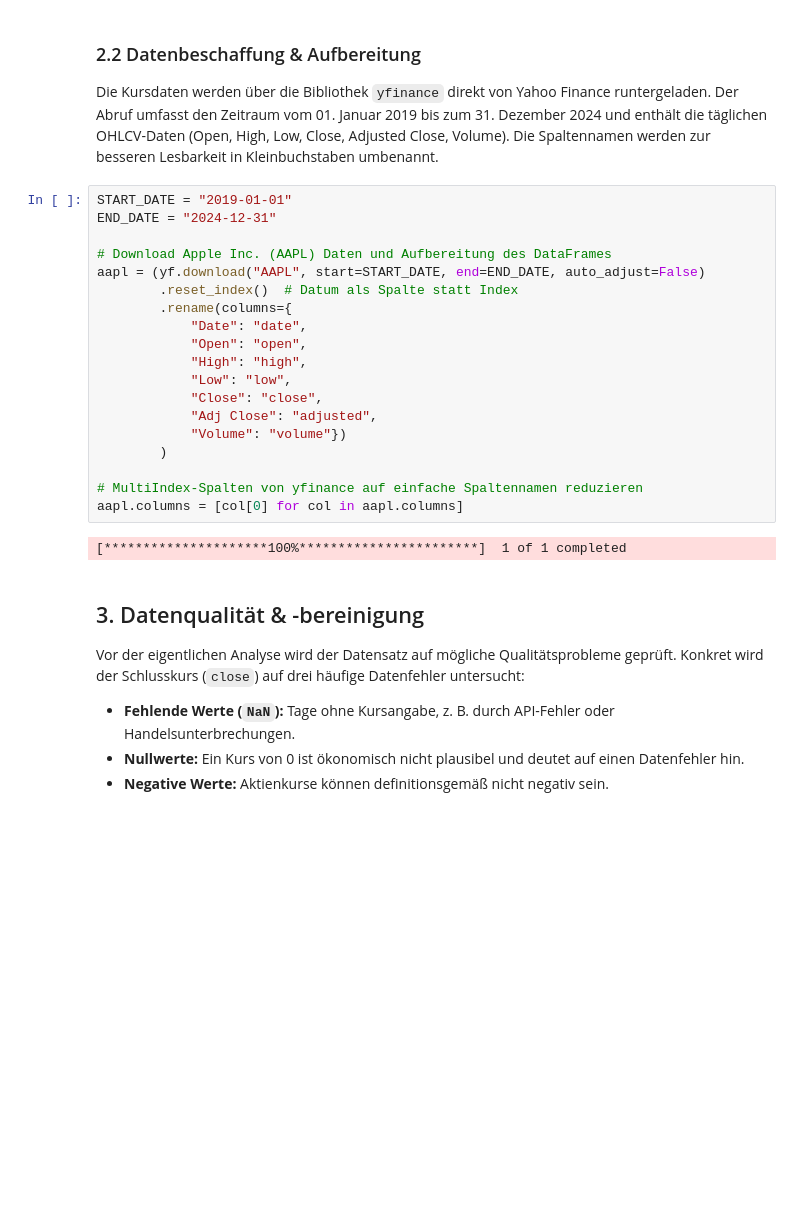
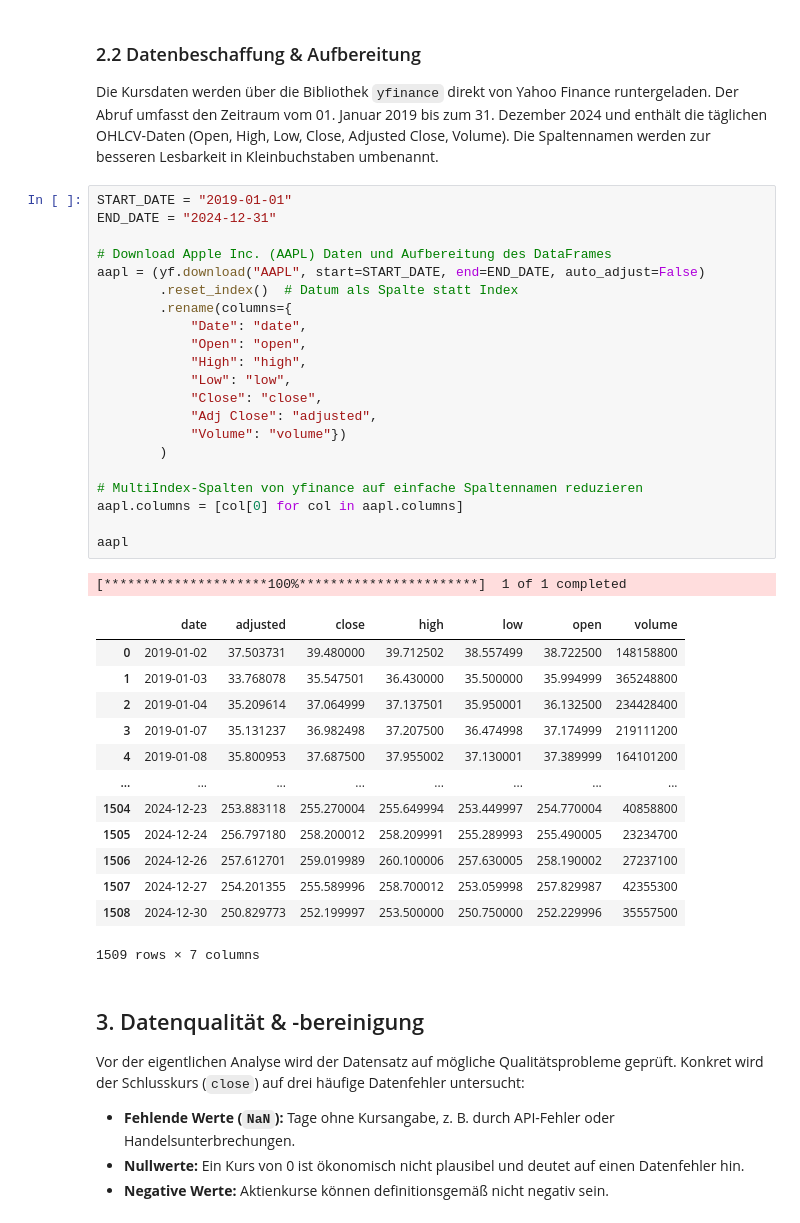
Before and after one commit to LR-Argentino/financial-reporting-app, a Jupyter notebook: aapl_aktie_analyse.ipynb, the cells around one changed output. Saved outputs shown, nothing was run; the diff lists cells and outputs as text; blank space fills up the shorter version.

```diff
--- a/aapl_aktie_analyse.ipynb
+++ b/aapl_aktie_analyse.ipynb
@@ -33,24 +33,39 @@ Die Kursdaten werden über die Bibliothek `yfinance` direkt von Yahoo Finance ru
 # %%
 START_DATE = "2019-01-01"
 END_DATE = "2024-12-31"
 
 # Download Apple Inc. (AAPL) Daten und Aufbereitung des DataFrames
 aapl = (yf.download("AAPL", start=START_DATE, end=END_DATE, auto_adjust=False)
         .reset_index()  # Datum als Spalte statt Index
         .rename(columns={
             "Date": "date",
             "Open": "open",
             "High": "high",
             "Low": "low",
             "Close": "close",
             "Adj Close": "adjusted",
             "Volume": "volume"})
         )
 
 # MultiIndex-Spalten von yfinance auf einfache Spaltennamen reduzieren
 aapl.columns = [col[0] for col in aapl.columns]
+
+aapl
 # %% [output]
 [*********************100%***********************]  1 of 1 completed
+|  | date | adjusted | close | high | low | open | volume |
+| 0 | 2019-01-02 | 37.503731 | 39.480000 | 39.712502 | 38.557499 | 38.722500 | 148158800 |
+| 1 | 2019-01-03 | 33.768078 | 35.547501 | 36.430000 | 35.500000 | 35.994999 | 365248800 |
+| 2 | 2019-01-04 | 35.209614 | 37.064999 | 37.137501 | 35.950001 | 36.132500 | 234428400 |
+| 3 | 2019-01-07 | 35.131237 | 36.982498 | 37.207500 | 36.474998 | 37.174999 | 219111200 |
+| 4 | 2019-01-08 | 35.800953 | 37.687500 | 37.955002 | 37.130001 | 37.389999 | 164101200 |
+| ... | ... | ... | ... | ... | ... | ... | ... |
+| 1504 | 2024-12-23 | 253.883118 | 255.270004 | 255.649994 | 253.449997 | 254.770004 | 40858800 |
+| 1505 | 2024-12-24 | 256.797180 | 258.200012 | 258.209991 | 255.289993 | 255.490005 | 23234700 |
+| 1506 | 2024-12-26 | 257.612701 | 259.019989 | 260.100006 | 257.630005 | 258.190002 | 27237100 |
+| 1507 | 2024-12-27 | 254.201355 | 255.589996 | 258.700012 | 253.059998 | 257.829987 | 42355300 |
+| 1508 | 2024-12-30 | 250.829773 | 252.199997 | 253.500000 | 250.750000 | 252.229996 | 35557500 |
+1509 rows × 7 columns
 # %% [markdown]
 ## 3. Datenqualität & -bereinigung
 
```
Also changed, not shown: parts of 1 cell of this notebook.
